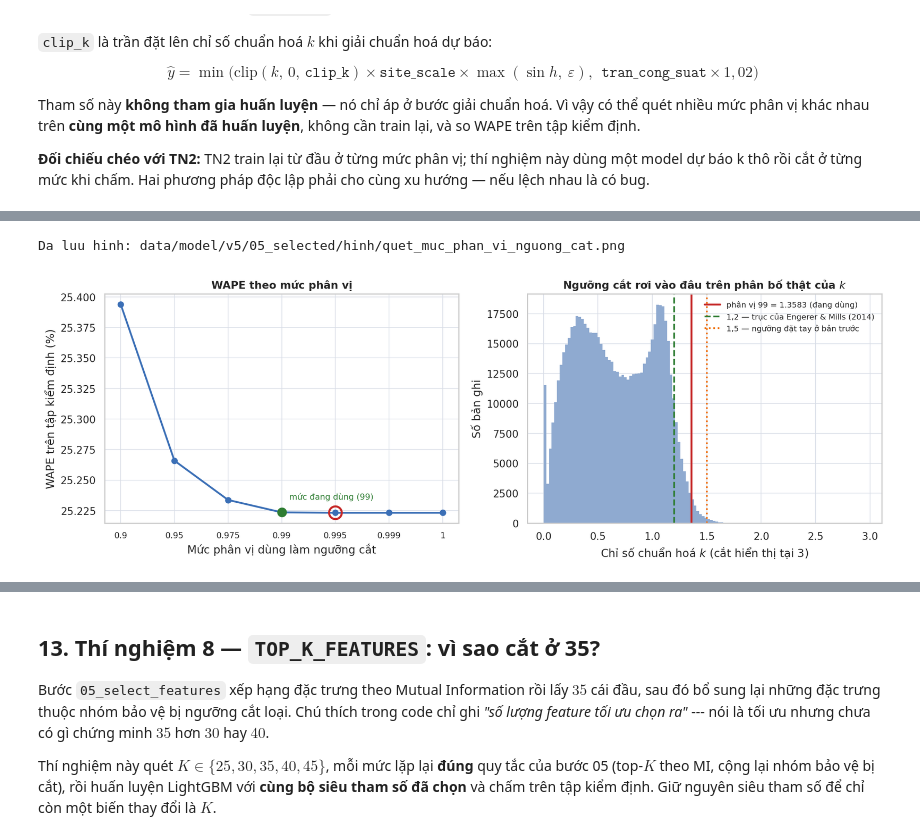
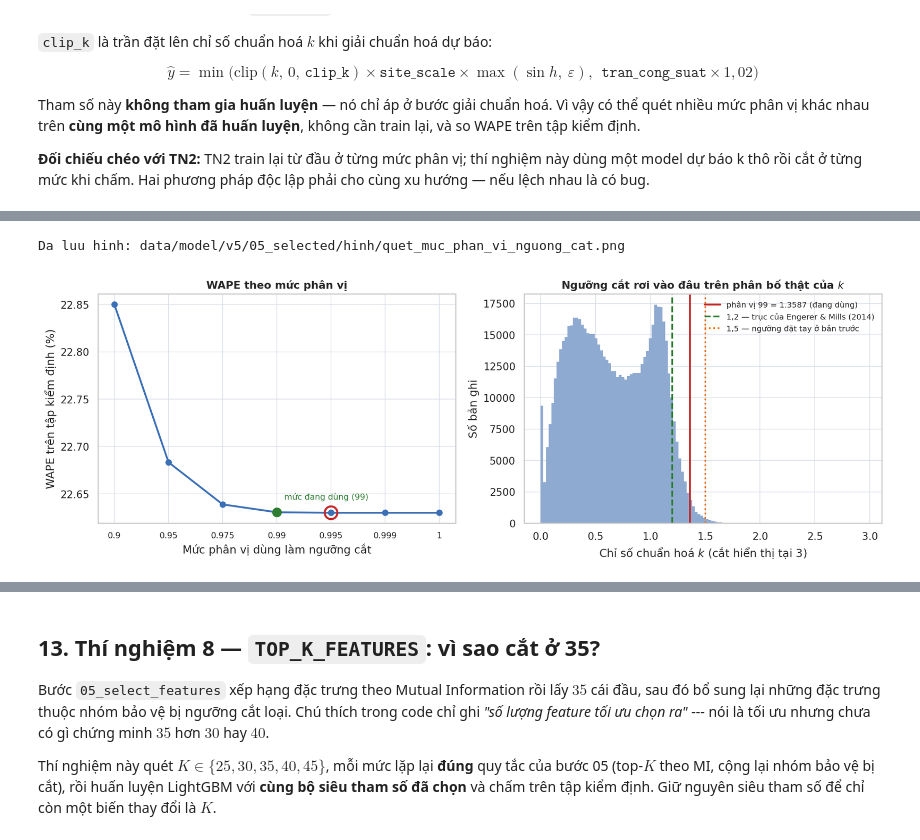
Before and after one commit to nguyenvunhut/solar-engergy, a Jupyter notebook: notebooks/forcasting_v5_energy/05b_thuc_nghiem_tham_so.ipynb, the cells around one changed output, grey strips where cells are left out. Cells and saved outputs as stored; diff of their text form; code cells hidden in the pictures.

```diff
--- a/notebooks/forcasting_v5_energy/05b_thuc_nghiem_tham_so.ipynb
+++ b/notebooks/forcasting_v5_energy/05b_thuc_nghiem_tham_so.ipynb
@@ -920,8 +1130,25 @@ Chenh lech           : 0.001040   -> LECH, xem lai dinh nghia
 val_h = them_muc_tieu(val, HORIZON_STEPS)
 val_h = val_h[(val_h[COT_QUY_MO] > 0) & (val_h[COT_SIN] > EPS)].copy()
 
+# Train tai cho mot mo hinh voi THAM SO MAC DINH (khong doc model.pkl cua 06).
+# Dung dung trong so cua production: w ty le mau_so chuan hoa.
+import lightgbm as lgb
+DAC_TRUNG = [c for c in DAC_TRUNG_39 if c in train_h.columns]
+DAC_TRUNG += [f"{c}_mt" for c in COT_TAT_DINH
+              if f"{c}_mt" in train_h.columns and f"{c}_mt" in val_h.columns]
+TRUNG_VI = train_h[DAC_TRUNG].median(numeric_only=True).fillna(0.0)
+
+_k_tr = np.clip(train_h["y_true"].to_numpy(float) / mau_chuan_hoa(train_h), 0, CLIP_DANG_DUNG)
+_m_tr = mau_chuan_hoa(train_h)
+_w_tr = (_m_tr / np.nanmean(_m_tr)).astype(np.float32)
+_mo_hinh = lgb.LGBMRegressor(**THAM_SO_MO_HINH)
+_mo_hinh.fit(train_h[DAC_TRUNG].fillna(TRUNG_VI).astype(np.float32), _k_tr,
+             sample_weight=_w_tr,
+             categorical_feature=[c for c in DAC_TRUNG if c.endswith("_enc")])
+print(f"Da train tai cho: {len(DAC_TRUNG)} dac trung, {len(train_h):,} dong")
+
 X_val = val_h.reindex(columns=DAC_TRUNG).fillna(TRUNG_VI).astype(np.float32)
-k_tho = model.predict(X_val)
+k_tho = _mo_hinh.predict(X_val)
 print(f"Da du bao {len(k_tho):,} dong. k tho: min {k_tho.min():.3f} | max {k_tho.max():.3f}")
 
 quy_mo_val = val_h[COT_QUY_MO].to_numpy(float)
@@ -991,5 +1219,11 @@ Muc dang dung : 0.99 -> nguong 1.3583, WAPE 25.2235%
 Da luu: data/model/v5/05_selected/quet_muc_phan_vi_nguong_cat.csv
 # %%
+# Tu ve: cell chay doc lap duoc voi kernel moi — tu dinh nghia GOC/RA neu thieu
+from pathlib import Path as _P
+if 'GOC' not in dir(): GOC = _P('/home/tandat/Desktop/Du_An_Tot_Nghiep_v3')
+if 'RA' not in dir(): RA = GOC / 'data/model/v5/05_selected'
+(RA / 'hinh').mkdir(parents=True, exist_ok=True)
+
 import matplotlib
 import matplotlib.pyplot as plt
 
@@ -1009,31 +1243,31 @@ ax1.set_xticks(x)
 ax1.set_xticklabels([f"{m:.4g}" for m in df_quet["muc_phan_vi"]], fontsize=9)
 ax1.set_xlabel("Mức phân vị dùng làm ngưỡng cắt")
 ax1.set_ylabel("WAPE trên tập kiểm định (%)")
 ax1.set_title("WAPE theo mức phân vị", fontsize=11.5, fontweight="bold")
 ax1.grid(color="#D9DEE7", linewidth=0.7)
 ax1.set_axisbelow(True)
 
 # Phai: phan bo k that va cac nguong
 ax2.hist(k_train[k_train <= 3], bins=120, color="#8FAAD0", edgecolor="none")
 ax2.axvline(CLIP_DANG_DUNG, color="#C62828", linewidth=2,
             label=f"phân vị 99 = {CLIP_DANG_DUNG:.4f} (đang dùng)")
 ax2.axvline(1.2, color="#2E7D32", linewidth=1.8, linestyle="--",
             label="1,2 — trục của Engerer & Mills (2014)")
 ax2.axvline(1.5, color="#EF6C00", linewidth=1.8, linestyle=":",
             label="1,5 — ngưỡng đặt tay ở bản trước")
 ax2.set_xlabel("Chỉ số chuẩn hoá $k$ (cắt hiển thị tại 3)")
 ax2.set_ylabel("Số bản ghi")
 ax2.set_title("Ngưỡng cắt rơi vào đâu trên phân bố thật của $k$",
               fontsize=11.5, fontweight="bold")
 ax2.legend(fontsize=8.5, frameon=False)
 ax2.grid(color="#D9DEE7", linewidth=0.7)
 ax2.set_axisbelow(True)
 
 fig.tight_layout()
 duong_hinh = RA / "hinh" / "quet_muc_phan_vi_nguong_cat.png"
 fig.savefig(duong_hinh, bbox_inches="tight", facecolor="white")
 print(f"Da luu hinh: {duong_hinh.relative_to(GOC)}")
 plt.show()
 # %% [output]
 Da luu hinh: data/model/v5/05_selected/hinh/quet_muc_phan_vi_nguong_cat.png
-[figure, old version]
+[figure, new version]
```
Also changed, not shown: parts of 31 cells of this notebook, 22 other files.
